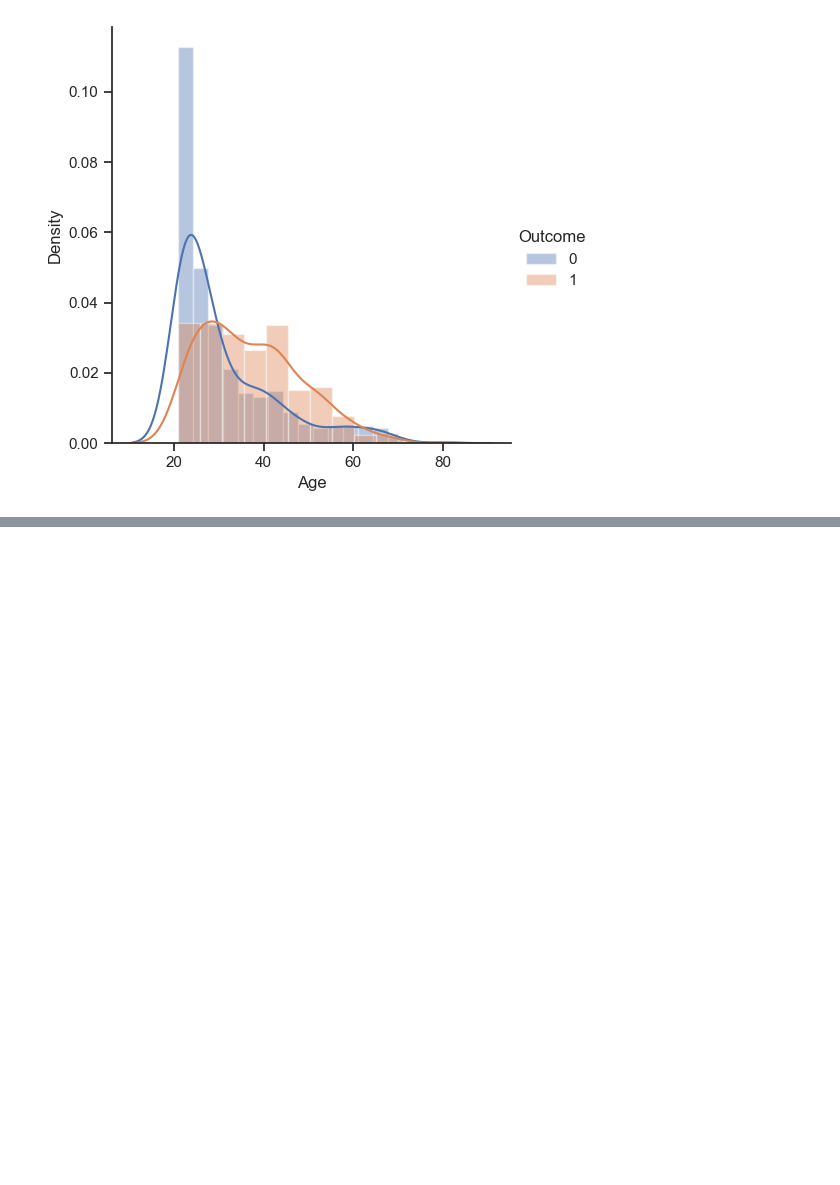
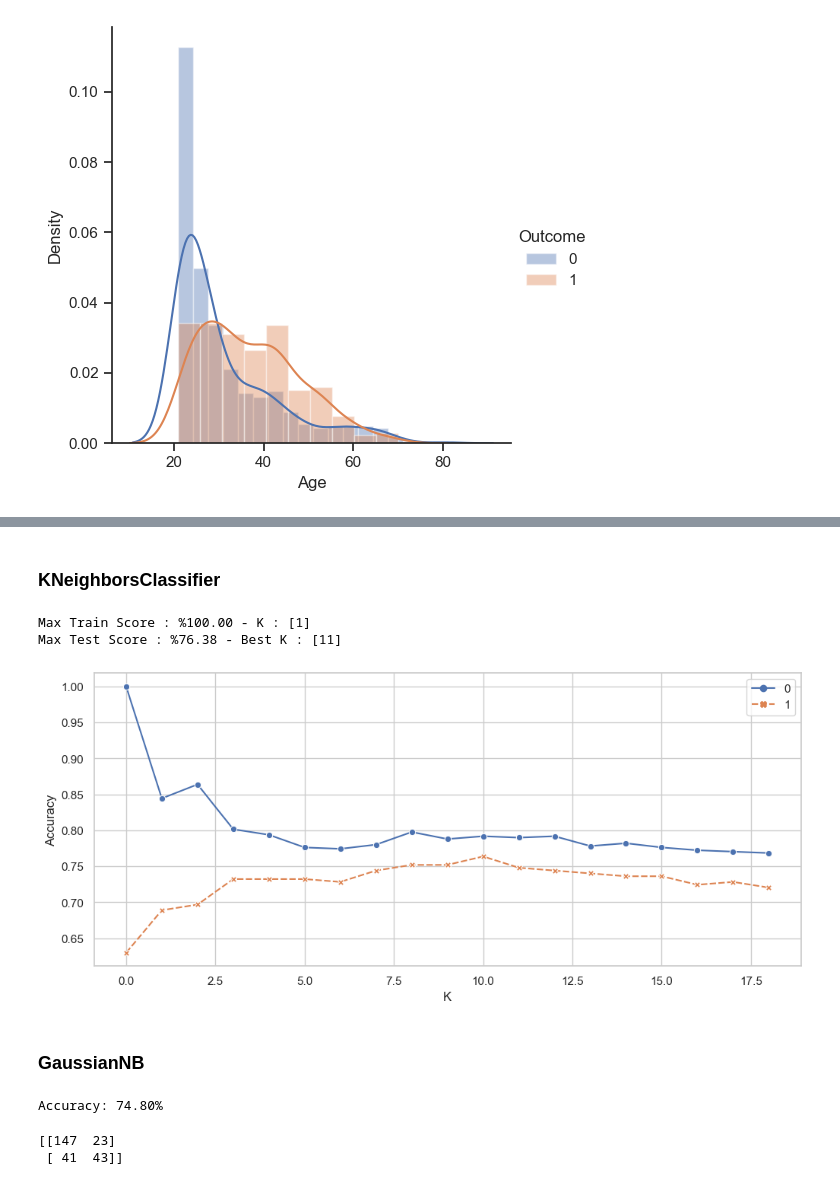
Before and after one commit to masanbasa3k/Machine_Learning, a Jupyter notebook: Diabetes_dataset_EDA_and_Classification.ipynb, the cells around one changed output, grey strips where cells are left out. Cells and saved outputs as stored; diff of their text form; code cells hidden in the pictures; blank space fills up the shorter version.

```diff
--- a/Diabetes_dataset_EDA_and_Classification.ipynb
+++ b/Diabetes_dataset_EDA_and_Classification.ipynb
@@ -199,0 +215,3 @@ sns.FacetGrid(df, hue='Outcome', height=5).map(sns.distplot,'Age').add_legend();
+# %%
+X = df.drop(['Outcome'],axis=1)
+y = df.Outcome
@@ -199,0 +220,2 @@ sns.FacetGrid(df, hue='Outcome', height=5).map(sns.distplot,'Age').add_legend();
+# %%
+X_train,X_test,y_train,y_test = train_test_split(X,y,test_size=0.33,random_state=0)
@@ -199,0 +228,7 @@ sns.FacetGrid(df, hue='Outcome', height=5).map(sns.distplot,'Age').add_legend();
+# %%
+# Fit
+lr = LogisticRegression()
+lr.fit(X_train,y_train)
+
+# prediction
+y_pred = lr.predict(X_test)
@@ -199,0 +257,2 @@ sns.FacetGrid(df, hue='Outcome', height=5).map(sns.distplot,'Age').add_legend();
+# %% [markdown]
+### KNeighborsClassifier
@@ -199,0 +261,32 @@ sns.FacetGrid(df, hue='Outcome', height=5).map(sns.distplot,'Age').add_legend();
+# %%
+test_train_scores = []
+
+for i in range(1, 20):
+    knn = KNeighborsClassifier(i)
+    knn.fit(X_train, y_train)
+    train_score = knn.score(X_train, y_train)
+    test_score = knn.score(X_test, y_test)
+    test_train_scores.append((train_score, test_score))
+
+test_train_scores = np.array(test_train_scores)
+
+max_train_score = np.max(test_train_scores[:,0])
+train_score_ind = np.where(test_train_scores[:,0] == max_train_score)[0] + 1
+max_test_score = np.max(test_train_scores[:,1])
+test_score_ind = np.where(test_train_scores[:,1] == max_test_score)[0] + 1
+
+print(f'Max Train Score : %{max_train_score * 100:.2f} - K : {train_score_ind}')
+print(f'Max Test Score : %{max_test_score * 100:.2f} - Best K : {test_score_ind}')
+
+sns.set_style('whitegrid')
+plt.figure(figsize=(12, 5))
+sns.lineplot(data=test_train_scores, markers=True)
+plt.xlabel('K')
+plt.ylabel('Accuracy')
+plt.show()
+# %% [output]
+Max Train Score : %100.00 - K : [1]
+Max Test Score : %76.38 - Best K : [11]
+[figure, added]
+# %% [markdown]
+### GaussianNB
@@ -199,0 +302,12 @@ sns.FacetGrid(df, hue='Outcome', height=5).map(sns.distplot,'Age').add_legend();
+# %%
+# Evaluate the performance of the model
+accuracy = accuracy_score(y_test, y_pred)
+print("Accuracy: {:.2f}%".format(accuracy * 100))
+# %% [output]
+Accuracy: 74.80%
+# %%
+con_mat = confusion_matrix(y_test,y_pred)
+print(con_mat)
+# %% [output]
+[[147  23]
+ [ 41  43]]
```
Also changed, not shown: parts of 27 cells of this notebook.
